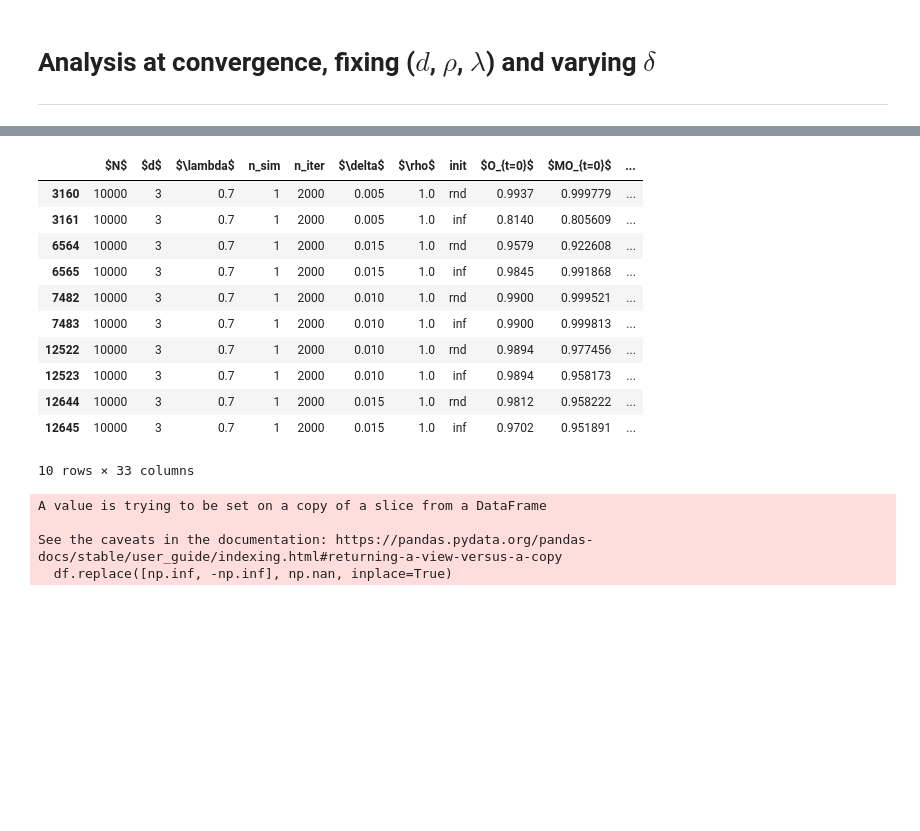
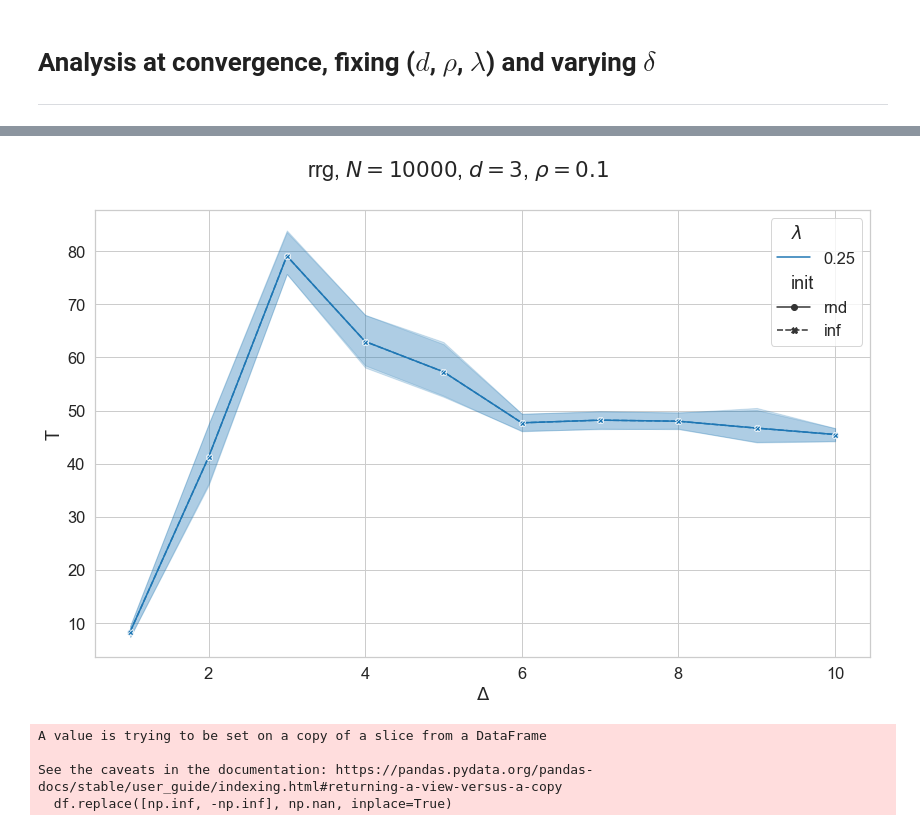
Before and after one commit to SPOC-group/bpepi, a Jupyter notebook: bpepi/Analysis_dSIR.ipynb, the cells around one changed output, grey strips where cells are left out. Cells and saved outputs as stored; diff of their text form; code cells hidden in the pictures; blank space fills up the shorter version.

```diff
--- a/bpepi/Analysis_dSIR.ipynb
+++ b/bpepi/Analysis_dSIR.ipynb
@@ -12,7 +12,7 @@ import scipy
 import matplotlib.ticker as ticker
 import matplotlib.patches as patches
 
-load_dir = './data/06_14/'
+load_dir = './data/06_22/'
 save_dir = "./plots/"
 save_fig = 0 #Change to 1 when you want to save figures
 fig_ext = '.png'
@@ -35,7 +35,7 @@ dd = r"$\delta$"
 # %%
 data_table = []
 
-file_name = "data_BPEpi_rrg_N10000_d3_deltaMax0.1500_lam0.80_SNAP_seed2_20220614-002940.xz"
+file_name = "data_BPEpi_rrg_N10000_d3_deltaMax0.0100_lam0.25_rhoMax0.100_seed2_20220622-192416.xz"
 with lzma.open(load_dir + file_name, "rb") as f:
     dat0 = pickle.load(f)
 data_frame = dat0[0]
@@ -51,14 +51,22 @@ for filename in os.listdir(load_dir):
 
 o = r"$\rho$"
 s = r"$\delta$"
-ov = r"$O_{t=0}$"
-mov = r"$MO_{t=0}$"
-ov_rnd = r"$O_{t=0,RND}$"
-mov_rnd = r"$MO_{t=0,RND}$"
-dov = r"$\delta O$"
-ovt = r"$\widetilde{O}_{t=0}$"
-movt = r"$\widetilde{MO}_{t=0}$"
-dovt = r"$\widetilde{\delta O}_{t=0}$"
+ov0 = r"$O_{t=0}$"
+mov0 = r"$MO_{t=0}$"
+ov0_rnd = r"$O_{t=0,RND}$"
+mov0_rnd = r"$MO_{t=0,RND}$"
+dov0 = r"$\delta O_{t=0}$"
+ov0t = r"$\widetilde{O}_{t=0}$"
+mov0t = r"$\widetilde{MO}_{t=0}$"
+dov0t = r"$\widetilde{\delta O}_{t=0}$"
+ovT = r"$O_{t=T}$"
+movT = r"$MO_{t=T}$"
+ovT_rnd = r"$O_{t=T,RND}$"
+movT_rnd = r"$MO_{t=T,RND}$"
+dovT = r"$\delta O_{t=T}$"
+ovTt = r"$\widetilde{O}_{t=T}$"
+movTt = r"$\widetilde{MO}_{t=T}$"
+dovTt = r"$\widetilde{\delta O}_{t=T}$"
 se_rnd = r"$SE_{RND}$"
 mse_rnd = r"$MSE_{RND}$"
 dse = r"$\delta SE$"
@@ -68,3 +76,4 @@ dRse =  r"$\widetilde{\delta SE}$"
 se = "SE"
 mse = "MSE"
 fI = "$f_I$"
+Delta = "$\Delta$"
@@ -92,23 +101,22 @@ data_frame[ddr] = data_frame[dd]/data_frame[r]
 # %%
 RmseR = r"$\overline{MSE}$"
 data_frame[RmseR] = (data_frame[Rmse] - data_frame[r])/(1- data_frame[r])
-# %%
-data_frame[(data_frame["# iter"]==2000) & (data_frame[fI]<0.87)]
-# %% [output]
-|  | $N$ | $d$ | $\lambda$ | n_sim | n_iter | $\delta$ | $\rho$ | init | $O_{t=0}$ | $MO_{t=0}$ | ... |
-| 3160 | 10000 | 3 | 0.7 | 1 | 2000 | 0.005 | 1.0 | rnd | 0.9937 | 0.999779 | ... |
-| 3161 | 10000 | 3 | 0.7 | 1 | 2000 | 0.005 | 1.0 | inf | 0.8140 | 0.805609 | ... |
-| 6564 | 10000 | 3 | 0.7 | 1 | 2000 | 0.015 | 1.0 | rnd | 0.9579 | 0.922608 | ... |
-| 6565 | 10000 | 3 | 0.7 | 1 | 2000 | 0.015 | 1.0 | inf | 0.9845 | 0.991868 | ... |
-| 7482 | 10000 | 3 | 0.7 | 1 | 2000 | 0.010 | 1.0 | rnd | 0.9900 | 0.999521 | ... |
-| 7483 | 10000 | 3 | 0.7 | 1 | 2000 | 0.010 | 1.0 | inf | 0.9900 | 0.999813 | ... |
-| 12522 | 10000 | 3 | 0.7 | 1 | 2000 | 0.010 | 1.0 | rnd | 0.9894 | 0.977456 | ... |
-| 12523 | 10000 | 3 | 0.7 | 1 | 2000 | 0.010 | 1.0 | inf | 0.9894 | 0.958173 | ... |
-| 12644 | 10000 | 3 | 0.7 | 1 | 2000 | 0.015 | 1.0 | rnd | 0.9812 | 0.958222 | ... |
-| 12645 | 10000 | 3 | 0.7 | 1 | 2000 | 0.015 | 1.0 | inf | 0.9702 | 0.951891 | ... |
-10 rows × 33 columns
 # %%
 df = data_frame[data_frame["# iter"]!=2000]
+# %%
+sns.set_theme(style="whitegrid", font_scale=1.5)
+fig,ax = plt.subplots(1,1, figsize=(12,8),sharex=True,sharey=True)
+plt.suptitle(f"{graph}, $N=10000$, $d={d}$, $\\rho=0.1$")
+#df = data_frame
+#df.replace([np.inf, -np.inf], np.nan, inplace=True)
+#sns.lineplot(data = df[(df[l]==1.0) & (df[r]!=0.005) & (df[rdd].isin([0.200,0.5,1,2,3,4]))], x = dd, y= movt, markers=True, style="init",ax=ax, hue=rdd, palette="tab10")
+sns.lineplot(data = df, x = Delta, y= "T", markers=True, style="init",ax=ax, hue=l, palette="tab10")
+
+
+plt.tight_layout()
+#fig.savefig(f"sumRMSE_{graph}_N{N}_d{d}_fI_lam.pdf")
+# %% [output]
+[figure, added]
 # %%
 sns.set_theme(style="whitegrid", font_scale=1.5)
 fig,ax = plt.subplots(2,2, figsize=(20,15),sharex=True,sharey=True)
```
Also changed, not shown: parts of 3 cells of this notebook, 34 other files.
